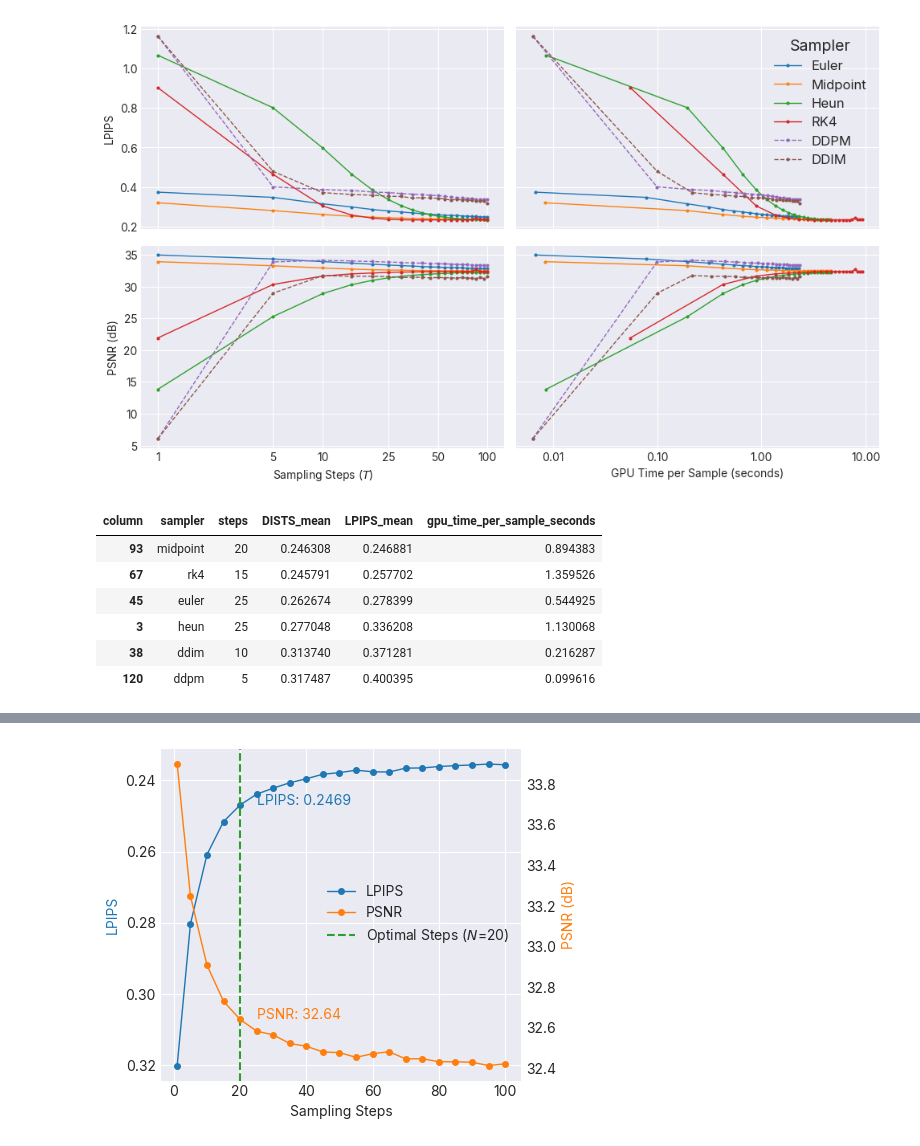
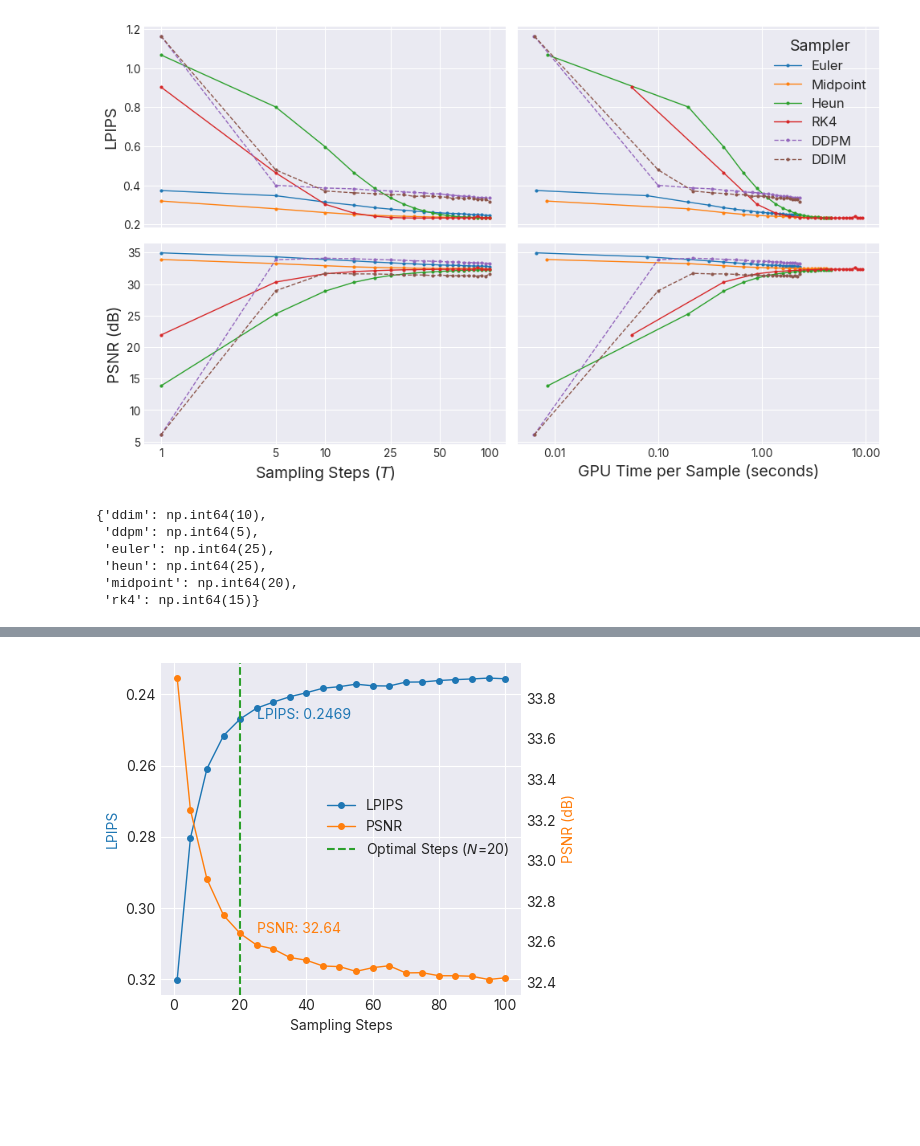
Before and after one commit to DakotaHester/s2flow, a Jupyter notebook: notebooks/plot_sampling.ipynb, the cells around one changed output, grey strips where cells are left out. Cells and saved outputs as stored; diff of their text form; code cells hidden in the pictures; blank space fills up the shorter version.

```diff
--- a/notebooks/plot_sampling.ipynb
+++ b/notebooks/plot_sampling.ipynb
@@ -14,6 +14,7 @@ import geopandas as gpd
 import numpy as np
 from kneed import KneeLocator
 from socket import gethostname
+import seaborn as sns
 
 host = gethostname()
 
@@ -21,8 +22,8 @@ if host == 'gcer-a100':
     font_path = '/home/dhester/.fonts/InterVariable.ttf'
 elif host == 'ABE-BC546S3':
     font_path = r"C:\Users\dh2306\AppData\Local\Microsoft\Windows\Fonts\Inter-VariableFont_opsz,wght.ttf"
-elif host == 'MacBook-Pro-2.local':
-    raise NotImplementedError("Please set the font path for this machine.")
+elif host == 'MacBookPro':
+    font_path = '/Users/dak/Library/Fonts/Inter-VariableFont_opsz,wght.ttf'
 else:
     raise NotImplementedError("Unknown host. Please set the Inter font path for this machine.")
 
@@ -41,7 +42,8 @@ if host == 'gcer-a100':
     paths = glob('../runs/s2flow_sr_sampling_sweep/20251117_094927/*/*/*/')
 elif host == 'ABE-BC546S3':
     paths = glob('../runs/s2flow_sr_sampling_sweep/20251117_094927/*/*/*/')
-
+elif host == 'MacBook-Pro-2.local':
+    paths = glob('../runs/s2flow_sr_sampling_sweep/20251117_094927/*/*/*/')
 
 per_tile_metrics = []
 for dir in paths:
@@ -120,17 +122,19 @@ for csv in glob('../runs/s2flow_lc_sampling_steps_sweep/*/*/*/*/*/lc_summary_met
     lc_metrics_df = pd.read_csv(csv)
     lc_metrics_df['sampler'] = sampler
     lc_metrics_df['steps'] = steps
+    lc_metrics_df['model'] = model
+    lc_metrics_df['fold'] = fold
     lc_metrics_dfs.append(lc_metrics_df)
 
 lc_metrics_df = pd.concat(lc_metrics_dfs, ignore_index=True)
 lc_metrics_df.to_csv('../runs/s2flow_lc_sampling_steps_sweep/summary_lc_sampling_metrics.csv', index=False)
+lc_df = pd.read_csv('../runs/s2flow_lc_sampling_steps_sweep/summary_lc_sampling_metrics.csv')
 # %%
 # per class metrics
 # %%
 fig, ax = plt.subplots(2, 2, figsize=(10,6), sharey='row', sharex='col')
 
 sampler_names = {
-
     'euler': 'Euler',
     'midpoint': 'Midpoint',
     'heun': 'Heun',
@@ -150,38 +154,38 @@ for i, (sampler, group) in enumerate(df.groupby('sampler')):
     ax[0][1].plot(group['gpu_time_per_sample_seconds'], group['LPIPS_mean'], marker='o', label=sampler_names[sampler], color=f'C{i}', linewidth=linewidth, markersize=markersize, linestyle='dashed' if sampler in ['ddim', 'ddpm'] else 'solid')
 
 for i, (sampler, group) in enumerate(df.groupby('sampler')):
     ax[1][0].plot(group['steps'], group['PSNR_mean'], marker='o', label=sampler_names[sampler], color=f'C{i}', linewidth=linewidth, markersize=markersize, linestyle='dashed' if sampler in ['ddim', 'ddpm'] else 'solid')
     ax[1][1].plot(group['gpu_time_per_sample_seconds'], group['PSNR_mean'], marker='o', label=sampler_names[sampler], color=f'C{i}', linewidth=linewidth, markersize=markersize, linestyle='dashed' if sampler in ['ddim', 'ddpm'] else 'solid')
 
 ax[0][1].legend(title='Sampler', fontsize=12, title_fontsize=14)
-ax[1][0].set_xlabel('Sampling Steps ($T$)')
-ax[1][1].set_xlabel('GPU Time per Sample (seconds)')
-ax[0][0].set_ylabel('LPIPS')
-ax[1][0].set_ylabel('PSNR (dB)')
+ax[1][0].set_xlabel('Sampling Steps ($T$)', fontsize=14)
+ax[1][1].set_xlabel('GPU Time per Sample (seconds)', fontsize=14)
+ax[0][0].set_ylabel('LPIPS', fontsize=14)
+ax[1][0].set_ylabel('PSNR (dB)', fontsize=14)
 
 ax[1][1].set_xscale('log')
 ax[1][0].set_xscale('log')
 
 ax[1][0].set_xticks([1] + list(range(10, 110, 10)))
 ax[1][0].set_xticks([1, 5, 10, 25, 50, 100])
 ax[1][0].get_xaxis().set_major_formatter(plt.ScalarFormatter())
 
 ax[1][1].set_xticks([0.01, 0.1, 1, 10])
 ax[1][1].get_xaxis().set_major_formatter(plt.ScalarFormatter())
 
 
 fig.tight_layout()
 
 fig_dir = Path('../figures/sampling_performance/')
 for filetype in ['png', 'pdf']:
 
     fig_dir.mkdir(parents=True, exist_ok=True)
     out_path = fig_dir / f'sampling_performance.{filetype}'
     plt.savefig(out_path, dpi=300 if filetype=='png' else None, bbox_inches='tight')
 
 # plt.savefig('../runs/s2flow_sr_sampling_sweep/20251117_094927/sampling_performance.pdf', dpi=300)
 # %% [output]
-[figure, old version]
+[figure, new version]
 # %%
 optimal_steps = {
     sampler: KneeLocator(
@@ -190,18 +194,14 @@ optimal_steps = {
         curve='convex',
         direction='decreasing'
     ).knee
-    for sampler, group in df.groupby('sampler')
+    for sampler, group in df.groupby('sampler') if sampler != 'real_esrgan'
 }
 
-optimal_samples_gdf = df[
-    (df['sampler'].map(optimal_steps) == df['steps'])
-]
-optimal_samples_gdf.sort_values(by='LPIPS_mean')[['sampler', 'steps', 'DISTS_mean', 'LPIPS_mean', 'gpu_time_per_sample_seconds']]
+optimal_steps
 # %% [output]
-| column | sampler | steps | DISTS_mean | LPIPS_mean | gpu_time_per_sample_seconds |
-| 93 | midpoint | 20 | 0.246308 | 0.246881 | 0.894383 |
-| 67 | rk4 | 15 | 0.245791 | 0.257702 | 1.359526 |
-| 45 | euler | 25 | 0.262674 | 0.278399 | 0.544925 |
-| 3 | heun | 25 | 0.277048 | 0.336208 | 1.130068 |
-| 38 | ddim | 10 | 0.313740 | 0.371281 | 0.216287 |
-| 120 | ddpm | 5 | 0.317487 | 0.400395 | 0.099616 |
+{'ddim': np.int64(10),
+ 'ddpm': np.int64(5),
+ 'euler': np.int64(25),
+ 'heun': np.int64(25),
+ 'midpoint': np.int64(20),
+ 'rk4': np.int64(15)}
```
Also changed, not shown: parts of 20 cells of this notebook, 24 other files.
